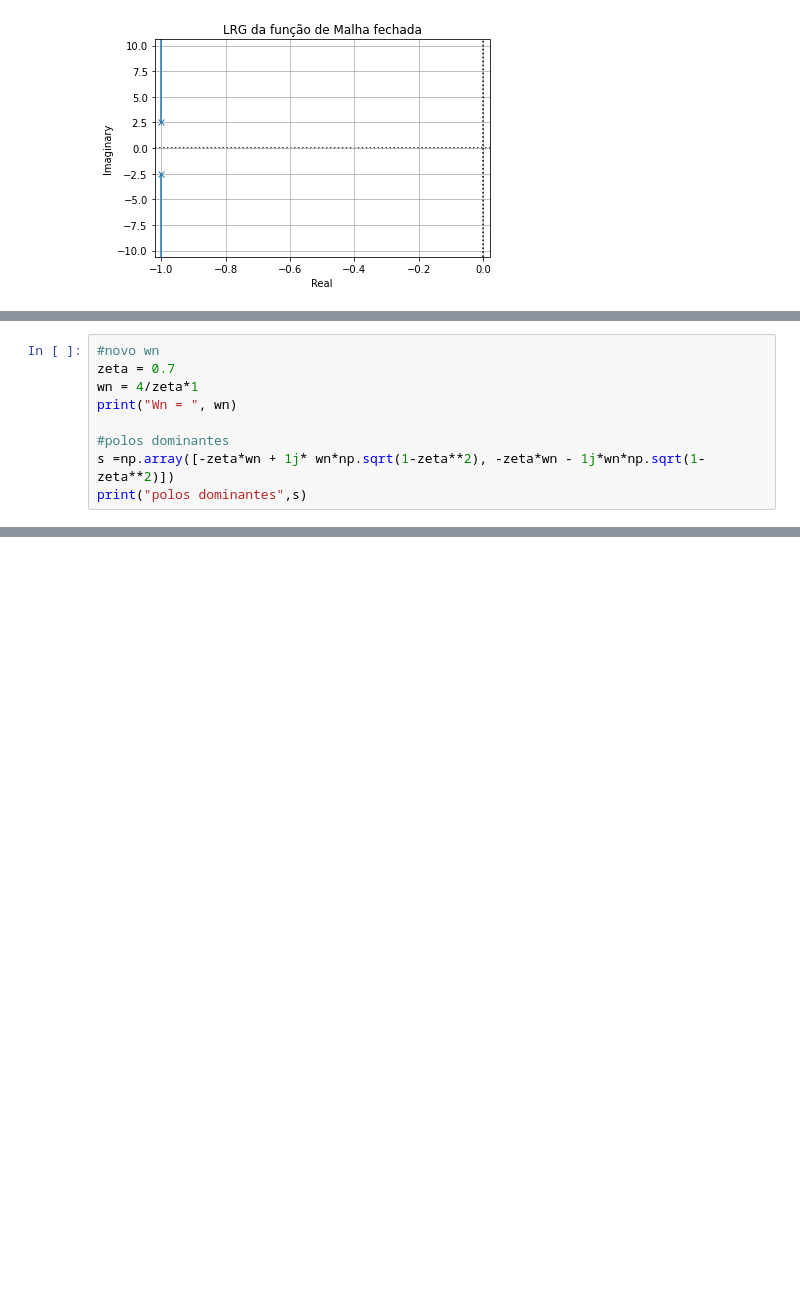
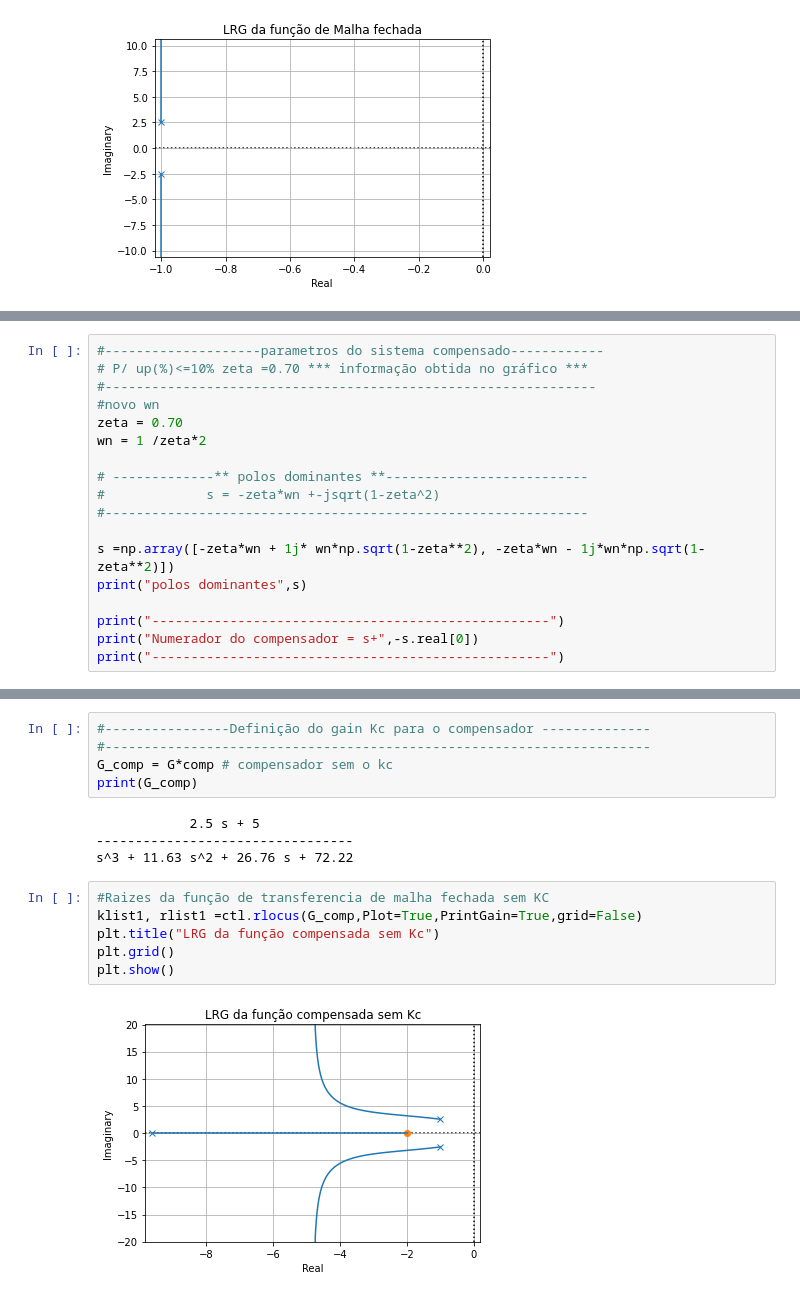
Before and after one commit to mfelippe/Python-Control-Systems, a Jupyter notebook: grupo_7.ipynb, the cells around one changed output, grey strips where cells are left out. Drawn from its saved outputs; the diff is of its cells as text; blank space fills up the shorter version.

```diff
--- a/grupo_7.ipynb
+++ b/grupo_7.ipynb
@@ -148,12 +164,21 @@ plt.show()
 # %% [output]
 [figure]
 # %%
+#--------------------parametros do sistema compensado------------
+# P/ up(%)<=10% zeta =0.70 *** informação obtida no gráfico ***
+#---------------------------------------------------------------
 #novo wn
-zeta = 0.7
-wn = 4/zeta*1
-print("Wn = ", wn)
+zeta = 0.70
+wn = 1 /zeta*2
 
-#polos dominantes
+# -------------** polos dominantes **--------------------------
+#             s = -zeta*wn +-jsqrt(1-zeta^2)
+#--------------------------------------------------------------
+
 s =np.array([-zeta*wn + 1j* wn*np.sqrt(1-zeta**2), -zeta*wn - 1j*wn*np.sqrt(1-zeta**2)])
 print("polos dominantes",s)
+
+print("---------------------------------------------------")
+print("Numerador do compensador = s+",-s.real[0])
+print("---------------------------------------------------")
 # %% [output]
@@ -161,0 +235,17 @@ polos dominantes [-4.+4.08081624j -4.-4.08081624j]
+# %%
+#----------------Definição do gain Kc para o compensador --------------
+#----------------------------------------------------------------------
+G_comp = G*comp # compensador sem o kc
+print(G_comp)
+# %% [output]
+            2.5 s + 5
+---------------------------------
+s^3 + 11.63 s^2 + 26.76 s + 72.22
+# %%
+#Raizes da função de transferencia de malha fechada sem KC
+klist1, rlist1 =ctl.rlocus(G_comp,Plot=True,PrintGain=True,grid=False)
+plt.title("LRG da função compensada sem Kc")
+plt.grid()
+plt.show()
+# %% [output]
+[figure, added]
```
Also changed, not shown: parts of 16 cells of this notebook.
